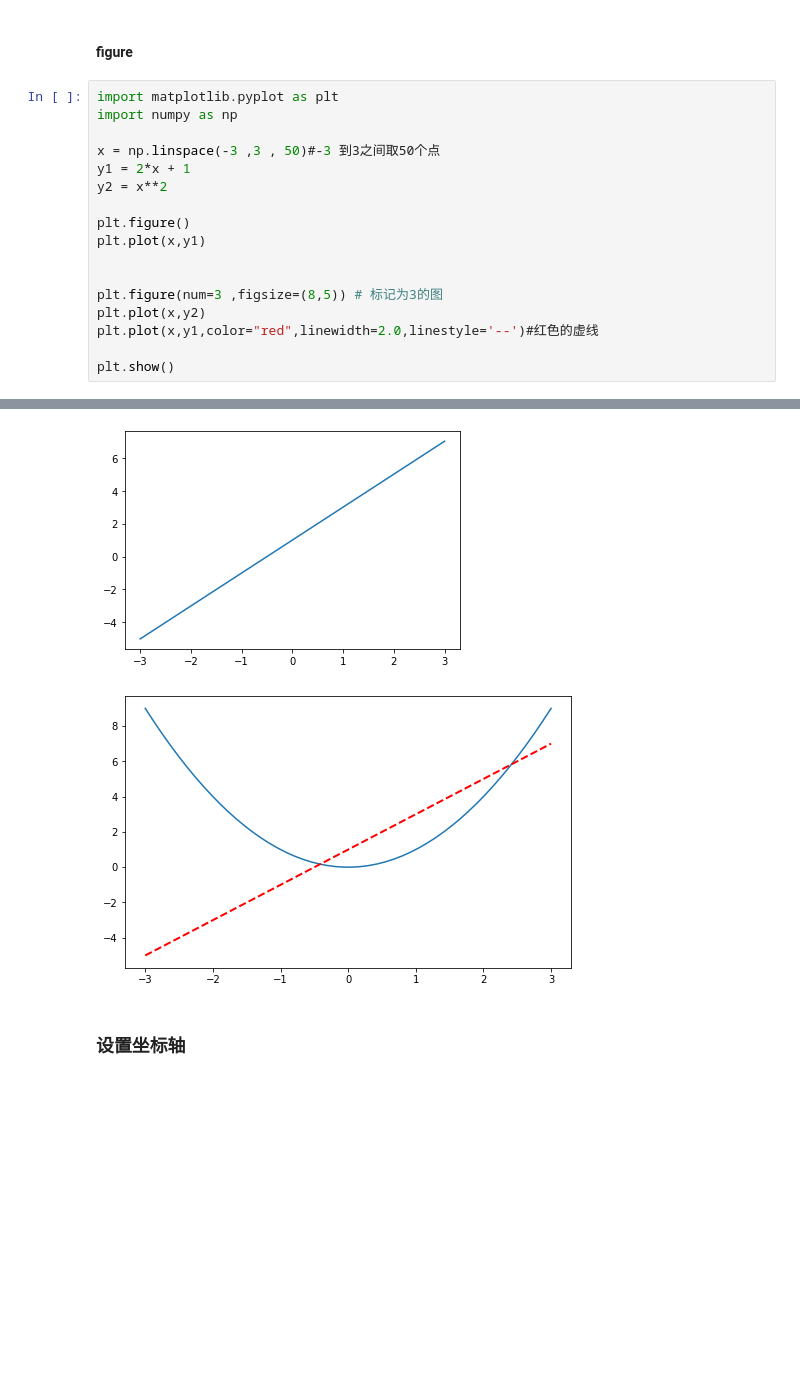
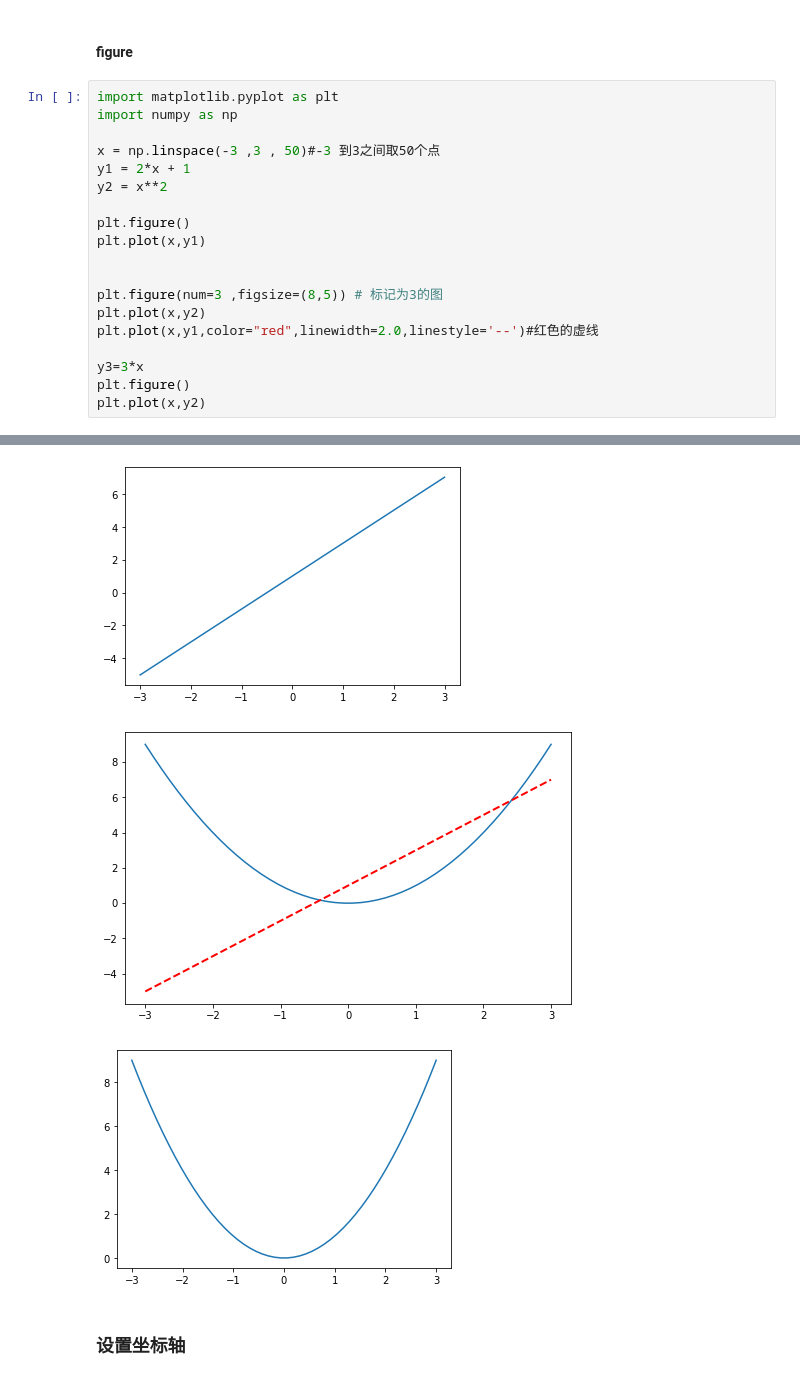
Before and after one commit to 0xCooper/Python, a Jupyter notebook: Notebook/Python基础.ipynb, the cells around one changed output, grey strips where cells are left out. Drawn from its saved outputs; the diff is of its cells as text; blank space fills up the shorter version.

```diff
--- a/Notebook/Python基础.ipynb
+++ b/Notebook/Python基础.ipynb
@@ -521,5 +521,7 @@ plt.figure(num=3 ,figsize=(8,5)) # 标记为3的图
 plt.plot(x,y2)
 plt.plot(x,y1,color="red",linewidth=2.0,linestyle='--')#红色的虚线
 
-plt.show()
+y3=3*x
+plt.figure()
+plt.plot(x,y2)
 # %% [output]
@@ -526,5 +529,6 @@ plt.show()
 [figure]
 [figure]
+[figure, added]
 # %% [markdown]
 ### 设置坐标轴
 # %%
```
Also changed, not shown: parts of 1 cell of this notebook, 10 other files.
